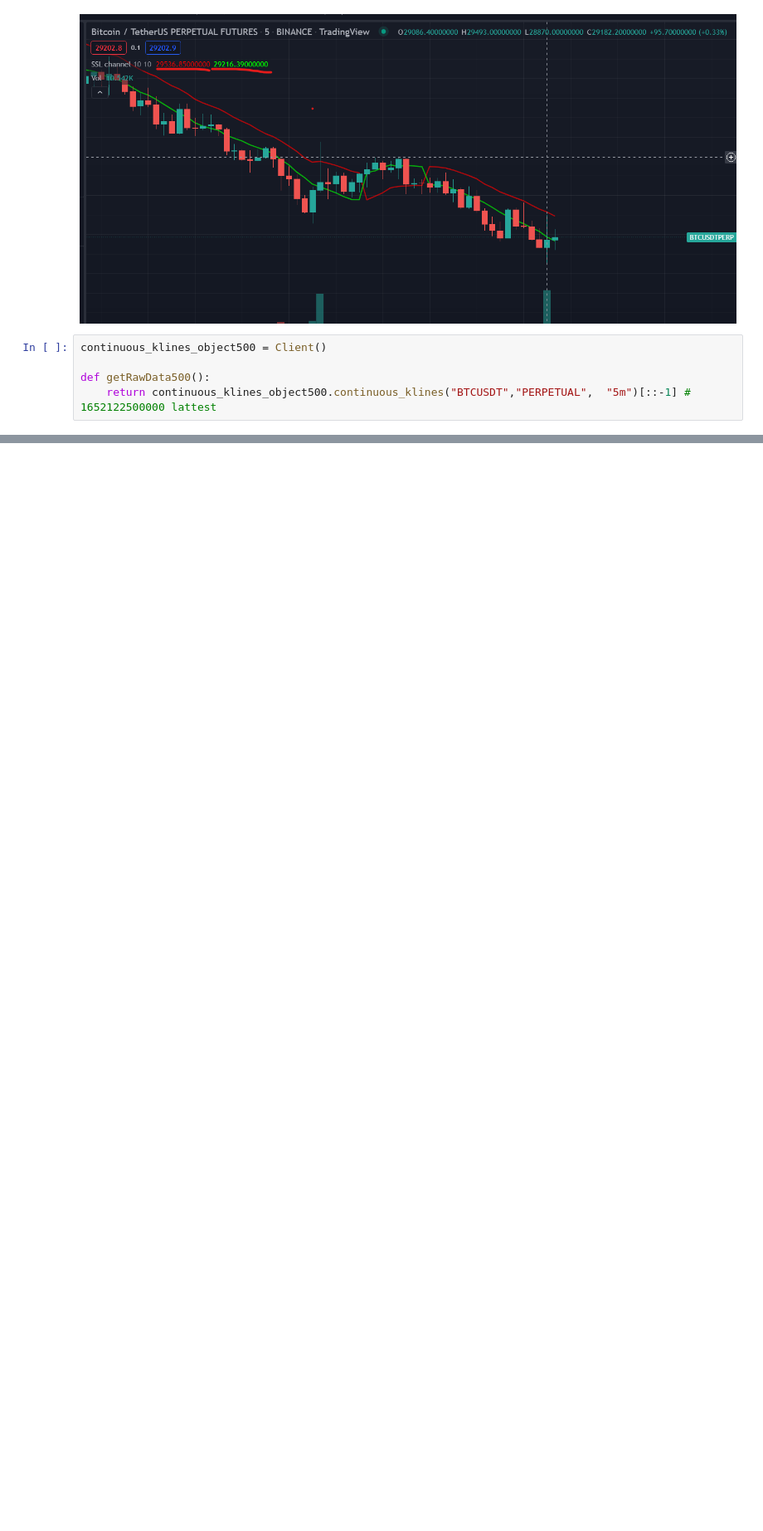
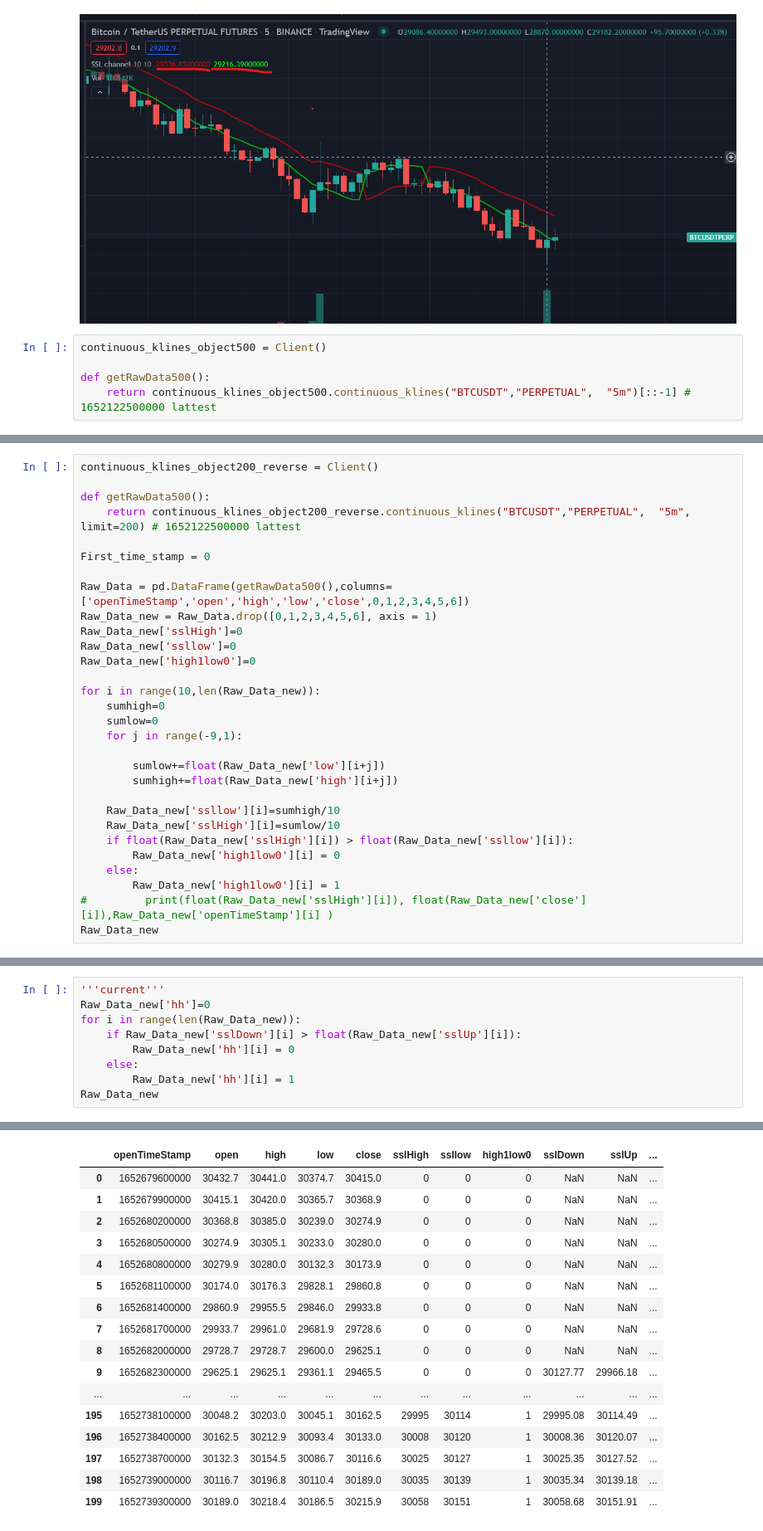
Before and after one commit to abhijitgawai/trading-bot, a Jupyter notebook: Trading_bot.ipynb, the cells around one changed output, grey strips where cells are left out. Shown at 83% size. Cells and saved outputs as stored; diff of their text form; blank space fills up the shorter version.

```diff
--- a/Trading_bot.ipynb
+++ b/Trading_bot.ipynb
@@ -427,0 +375,30 @@ sumlow
+# %%
+continuous_klines_object200_reverse = Client()
+
+def getRawData500():
+    return continuous_klines_object200_reverse.continuous_klines("BTCUSDT","PERPETUAL",  "5m", limit=200) # 1652122500000 lattest
+
+First_time_stamp = 0
+
+Raw_Data = pd.DataFrame(getRawData500(),columns=['openTimeStamp','open','high','low','close',0,1,2,3,4,5,6])
+Raw_Data_new = Raw_Data.drop([0,1,2,3,4,5,6], axis = 1)
+Raw_Data_new['sslHigh']=0
+Raw_Data_new['ssllow']=0
+Raw_Data_new['high1low0']=0
+
+for i in range(10,len(Raw_Data_new)):
+    sumhigh=0
+    sumlow=0
+    for j in range(-9,1):
+
+        sumlow+=float(Raw_Data_new['low'][i+j])
+        sumhigh+=float(Raw_Data_new['high'][i+j])
+
+    Raw_Data_new['ssllow'][i]=sumhigh/10
+    Raw_Data_new['sslHigh'][i]=sumlow/10
+    if float(Raw_Data_new['sslHigh'][i]) > float(Raw_Data_new['ssllow'][i]):
+        Raw_Data_new['high1low0'][i] = 0
+    else:
+        Raw_Data_new['high1low0'][i] = 1
+#         print(float(Raw_Data_new['sslHigh'][i]), float(Raw_Data_new['close'][i]),Raw_Data_new['openTimeStamp'][i] )
+Raw_Data_new
@@ -427,0 +432,10 @@ sumlow
+# %%
+'''current'''
+Raw_Data_new['hh']=0
+for i in range(len(Raw_Data_new)):
+    if Raw_Data_new['sslDown'][i] > float(Raw_Data_new['sslUp'][i]):
+        Raw_Data_new['hh'][i] = 0
+    else:
+        Raw_Data_new['hh'][i] = 1
+Raw_Data_new
+# %% [output]
@@ -427,0 +450,17 @@ sumlow
+|  | openTimeStamp | open | high | low | close | sslHigh | ssllow | high1low0 | sslDown | sslUp | ... |
+| 0 | 1652679600000 | 30432.7 | 30441.0 | 30374.7 | 30415.0 | 0 | 0 | 0 | NaN | NaN | ... |
+| 1 | 1652679900000 | 30415.1 | 30420.0 | 30365.7 | 30368.9 | 0 | 0 | 0 | NaN | NaN | ... |
+| 2 | 1652680200000 | 30368.8 | 30385.0 | 30239.0 | 30274.9 | 0 | 0 | 0 | NaN | NaN | ... |
+| 3 | 1652680500000 | 30274.9 | 30305.1 | 30233.0 | 30280.0 | 0 | 0 | 0 | NaN | NaN | ... |
+| 4 | 1652680800000 | 30279.9 | 30280.0 | 30132.3 | 30173.9 | 0 | 0 | 0 | NaN | NaN | ... |
+| 5 | 1652681100000 | 30174.0 | 30176.3 | 29828.1 | 29860.8 | 0 | 0 | 0 | NaN | NaN | ... |
+| 6 | 1652681400000 | 29860.9 | 29955.5 | 29846.0 | 29933.8 | 0 | 0 | 0 | NaN | NaN | ... |
+| 7 | 1652681700000 | 29933.7 | 29961.0 | 29681.9 | 29728.6 | 0 | 0 | 0 | NaN | NaN | ... |
+| 8 | 1652682000000 | 29728.7 | 29728.7 | 29600.0 | 29625.1 | 0 | 0 | 0 | NaN | NaN | ... |
+| 9 | 1652682300000 | 29625.1 | 29625.1 | 29361.1 | 29465.5 | 0 | 0 | 0 | 30127.77 | 29966.18 | ... |
+| ... | ... | ... | ... | ... | ... | ... | ... | ... | ... | ... | ... |
+| 195 | 1652738100000 | 30048.2 | 30203.0 | 30045.1 | 30162.5 | 29995 | 30114 | 1 | 29995.08 | 30114.49 | ... |
+| 196 | 1652738400000 | 30162.5 | 30212.9 | 30093.4 | 30133.0 | 30008 | 30120 | 1 | 30008.36 | 30120.07 | ... |
+| 197 | 1652738700000 | 30132.3 | 30154.5 | 30086.7 | 30116.6 | 30025 | 30127 | 1 | 30025.35 | 30127.52 | ... |
+| 198 | 1652739000000 | 30116.7 | 30196.8 | 30110.4 | 30189.0 | 30035 | 30139 | 1 | 30035.34 | 30139.18 | ... |
+| 199 | 1652739300000 | 30189.0 | 30218.4 | 30186.5 | 30215.9 | 30058 | 30151 | 1 | 30058.68 | 30151.91 | ... |
```
Also changed, not shown: parts of 13 cells of this notebook.
